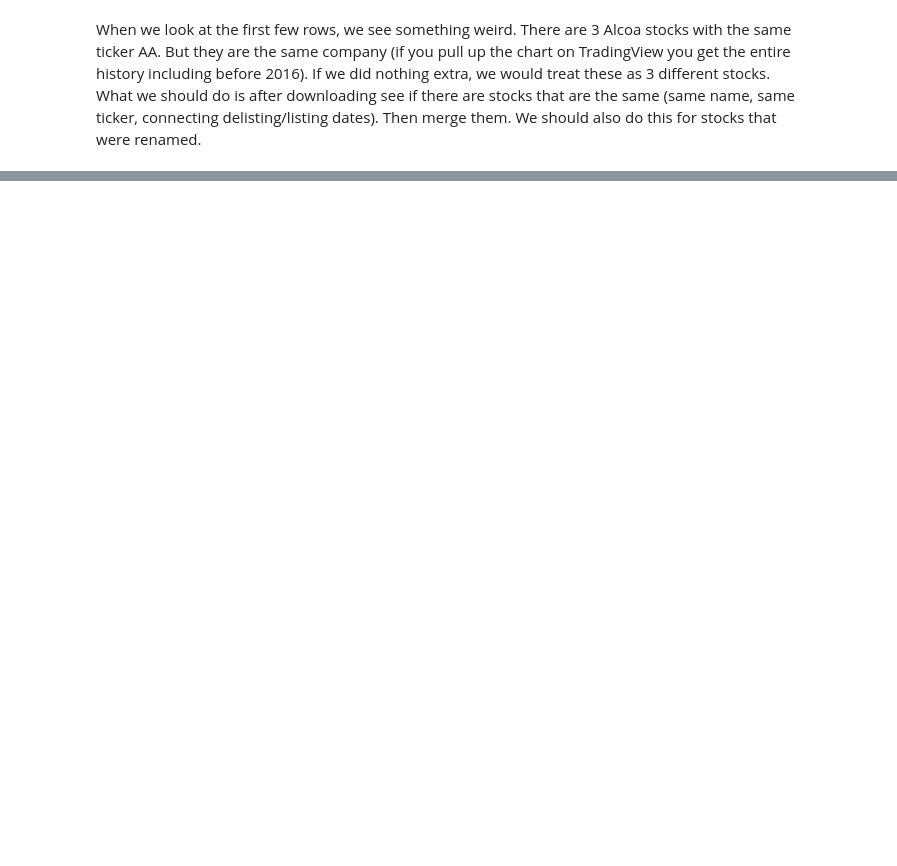
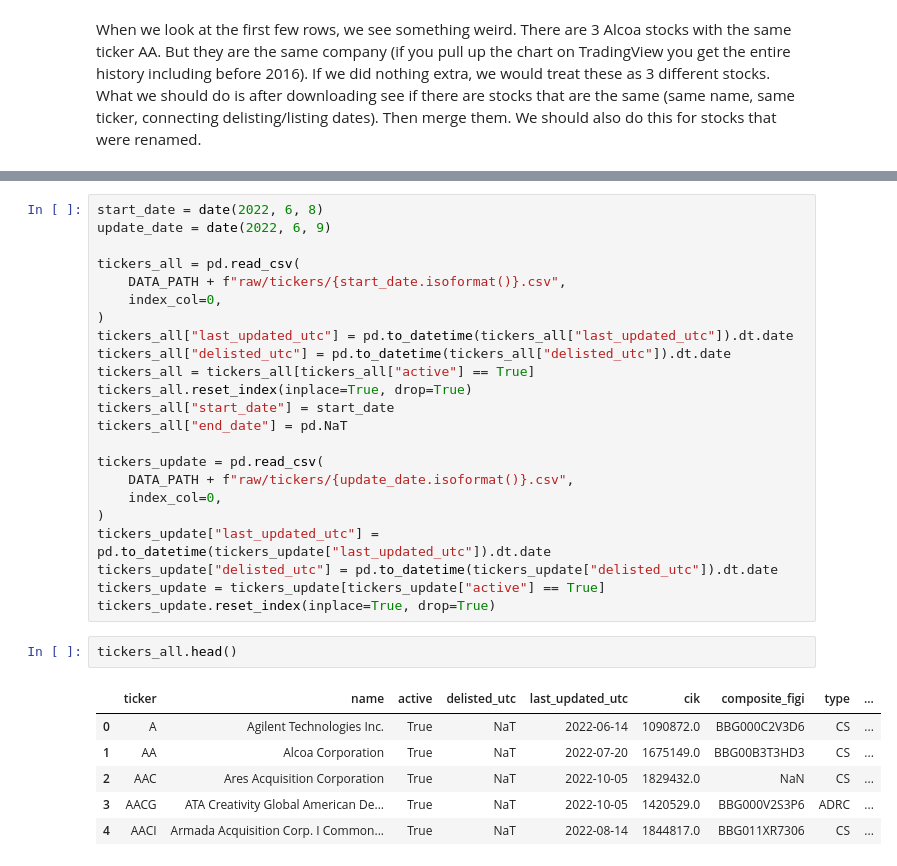
Before and after one commit to shinathan/QSExtended, a Jupyter notebook: data_import/polygon/1_get_tickers.ipynb, the cells around one changed output, grey strips where cells are left out. Cells and saved outputs as stored; diff of their text form; blank space fills up the shorter version.

```diff
--- a/data_import/polygon/download.ipynb
+++ b/data_import/polygon/1_get_tickers.ipynb
@@ -779,0 +762,32 @@ When we look at the first few rows, we see something weird. There are 3 Alcoa st
+# %%
+start_date = date(2022, 6, 8)
+update_date = date(2022, 6, 9)
+
+tickers_all = pd.read_csv(
+    DATA_PATH + f"raw/tickers/{start_date.isoformat()}.csv",
+    index_col=0,
+)
+tickers_all["last_updated_utc"] = pd.to_datetime(tickers_all["last_updated_utc"]).dt.date
+tickers_all["delisted_utc"] = pd.to_datetime(tickers_all["delisted_utc"]).dt.date
+tickers_all = tickers_all[tickers_all["active"] == True]
+tickers_all.reset_index(inplace=True, drop=True)
+tickers_all["start_date"] = start_date
+tickers_all["end_date"] = pd.NaT
+
+tickers_update = pd.read_csv(
+    DATA_PATH + f"raw/tickers/{update_date.isoformat()}.csv",
+    index_col=0,
+)
+tickers_update["last_updated_utc"] = pd.to_datetime(tickers_update["last_updated_utc"]).dt.date
+tickers_update["delisted_utc"] = pd.to_datetime(tickers_update["delisted_utc"]).dt.date
+tickers_update = tickers_update[tickers_update["active"] == True]
+tickers_update.reset_index(inplace=True, drop=True)
+# %%
+tickers_all.head()
+# %% [output]
+|  | ticker | name | active | delisted_utc | last_updated_utc | cik | composite_figi | type | ... |
+| 0 | A | Agilent Technologies Inc. | True | NaT | 2022-06-14 | 1090872.0 | BBG000C2V3D6 | CS | ... |
+| 1 | AA | Alcoa Corporation | True | NaT | 2022-07-20 | 1675149.0 | BBG00B3T3HD3 | CS | ... |
+| 2 | AAC | Ares Acquisition Corporation | True | NaT | 2022-10-05 | 1829432.0 | NaN | CS | ... |
+| 3 | AACG | ATA Creativity Global American De... | True | NaT | 2022-10-05 | 1420529.0 | BBG000V2S3P6 | ADRC | ... |
+| 4 | AACI | Armada Acquisition Corp. I Common... | True | NaT | 2022-08-14 | 1844817.0 | BBG011XR7306 | CS | ... |
```
Also changed, not shown: parts of 43 cells of this notebook.
